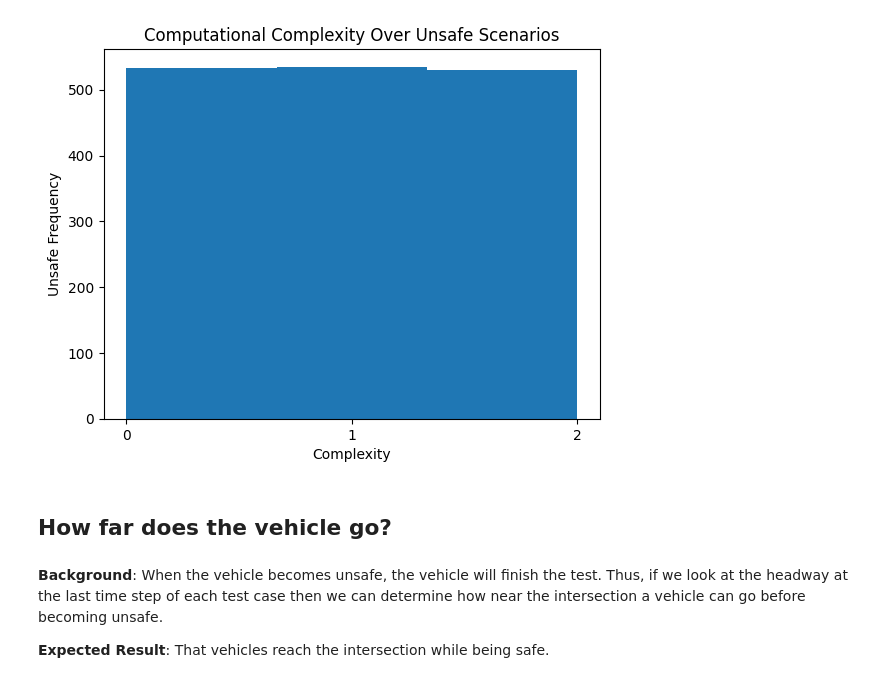
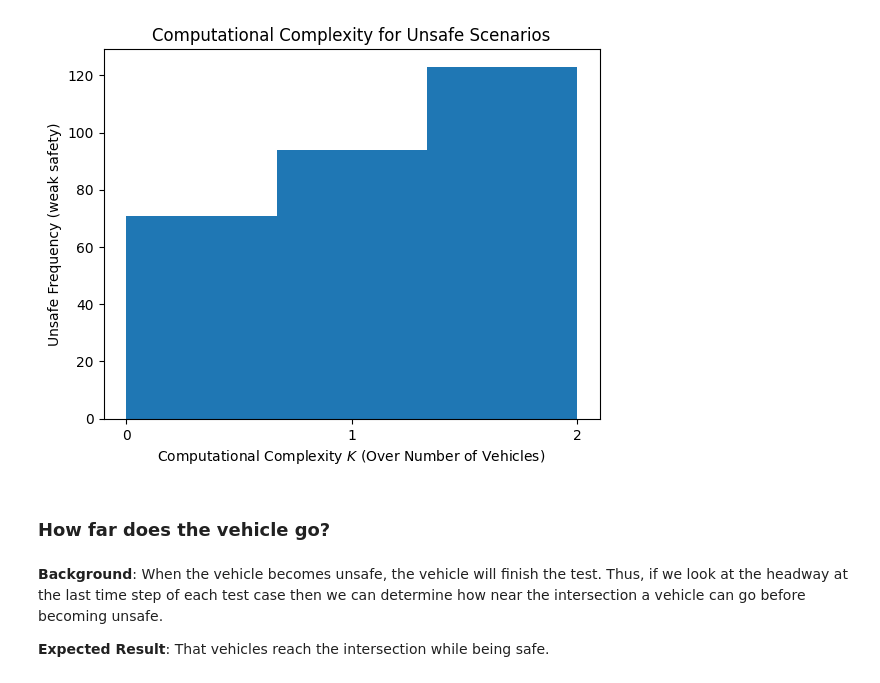
Before and after one commit to KTH-SML/kaarmu_svea, a Jupyter notebook: src/wp3_tests/notebooks/Plots.ipynb, the cells around one changed output. Saved outputs shown, nothing was run; the diff lists cells and outputs as text; code cells hidden in the pictures.

Commit message:
Better plots

```diff
--- a/src/wp3_tests/notebooks/Plots.ipynb
+++ b/src/wp3_tests/notebooks/Plots.ipynb
@@ -262,41 +554,49 @@ None
 # %%
-import matplotlib.pyplot as plt
+CRITERION = 'weak'
+EVENT_TIME = None
+UUT = 'svea5'
 
-# Device Under Test i.e. the vehicle(s) we want to examine
-DUT = 'svea2', 'svea5'
+# Collect the dataset
+mask = DATA['sender'] != UUT
+mask &= DATA['headway'] != 0
+mask &= DATA['targ_vel'] <= 5
+df = DATA[mask].copy()
 
+# Apply analysis on each test
+def analyze(df):
+
+    return pd.DataFrame({
+        'safe': safety(CRITERION, df, EVENT_TIME),
+        'complexity': df['comp_ordr'].iat[0],
+    }, index=[0])
+
+df = (df.groupby('test')
+        .apply(analyze)
+        .droplevel(-1))
+
+# We are only interested in unsafe scenarios
+mask = df['safe'] == False
+df = df[mask]
+
+# Create figure & axes
 fig = plt.figure()
 ax = fig.gca()
 
-res = pd.DataFrame()
-for test, vehicle in dfs:
+# Draw plots
+df['complexity'].plot(ax=ax,
+                      kind='hist',
+                      bins=3)
 
-    if isinstance(DUT, tuple) and vehicle not in DUT: continue
-    elif isinstance(DUT, str) and vehicle != DUT: continue
-
-    df = dfs[test, vehicle]
-
-    new = pd.DataFrame({
-        'complexity': cfs[test].COMP_ORDR,
-        'safe': df['safe'].astype(bool),
-    })
-
-    res = pd.concat([res, new.tail(1)], ignore_index=True)
-
-safe = res[res['safe']]
-unsafe = res[~res['safe']]
-
-unsafe['complexity'].plot.hist(bins=3, xticks=(0, 1, 2), ax=ax)
-
-ax.set_title('Computational Complexity Over Unsafe Scenarios')
-ax.set_xlabel('Complexity')
-ax.set_ylabel('Unsafe Frequency')
+ax.set_title('Computational Complexity for Unsafe Scenarios')
+ax.set_xlabel('Computational Complexity $K$ (Over Number of Vehicles)')
+ax.set_ylabel(f'Unsafe Frequency ({CRITERION} safety)')
+ax.set_xticks([0, 1, 2])
 
 None
 # %% [output]
-[figure, old version]
+[figure, new version]
 # %% [markdown]
-## How far does the vehicle go?
+### How far does the vehicle go?
 # %% [markdown]
 **Background**:
 When the vehicle becomes unsafe, the vehicle will finish the test.
```
Also changed, not shown: parts of 33 cells of this notebook.
